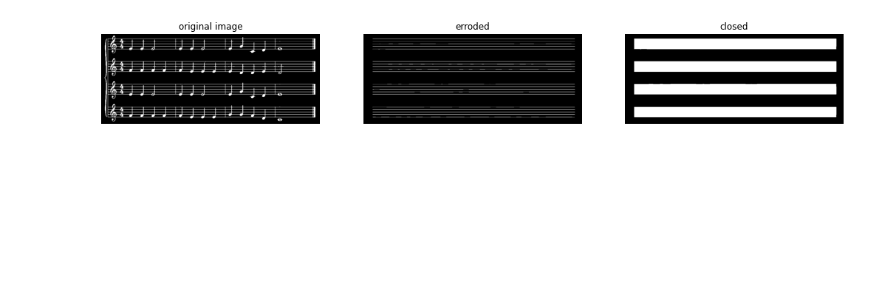
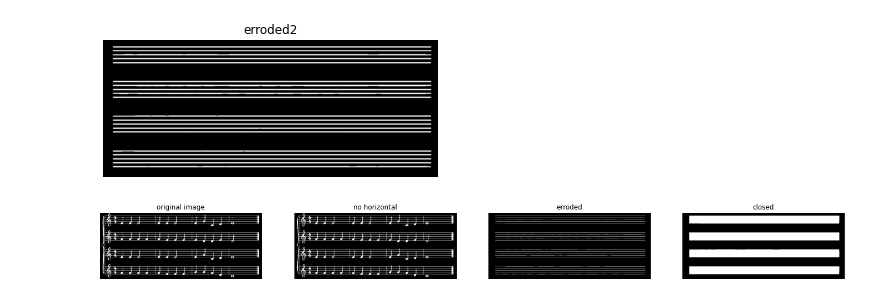
Before and after one commit to marait123/music-notes-reader, a Jupyter notebook: part1.ipynb, the cells around one changed output. Saved outputs shown, nothing was run; the diff lists cells and outputs as text; code cells hidden in the pictures; blank space fills up the shorter version.

Commit message:
added both remove horizontal lines using morphology

```diff
--- a/part1.ipynb
+++ b/part1.ipynb
@@ -90,20 +114,29 @@ inverted_image = 255 - binary_image
 # %%
 original_image = io.imread('images/music1.JPG')
 gray_image = rgb2gray(original_image)
 binary_image = binarize(gray_image)
 inverted_image = 255 - binary_image
 # show_images([inverted_image,erroded_img,closed_img],['original image','erroded','closed'])
 rows=1
 cols=35
 selem = rect(rows,cols)
 erroded_img = binary_erosion(inverted_image,selem=selem)
+rows=4
+cols=35
+selem = rect(rows,cols)
+erroded_img2 = binary_dilation(erroded_img, selem=selem)
+inverted_image2 = inverted_image - erroded_img2
+
+show_images([erroded_img2], ['erroded2'])
+
 rows = 20
-cols = 20
+cols = 1
 selem = rect(rows,cols)
 closed_img  = binary_closing(erroded_img, selem = selem)
-show_images([inverted_image,erroded_img,closed_img],['original image','erroded','closed'])
+show_images([inverted_image,inverted_image2,erroded_img,closed_img],['original image','no horizontal','erroded','closed'])
 # %% [output]
-[figure, old version]
+[figure, new version]
+[figure, added]
 # %%
 #  calculate the trace bounding boxes
 trace_bounding_boxes = get_bounding_boxes(closed_img,(10,4000))
```
Also changed, not shown: parts of 11 cells of this notebook.
